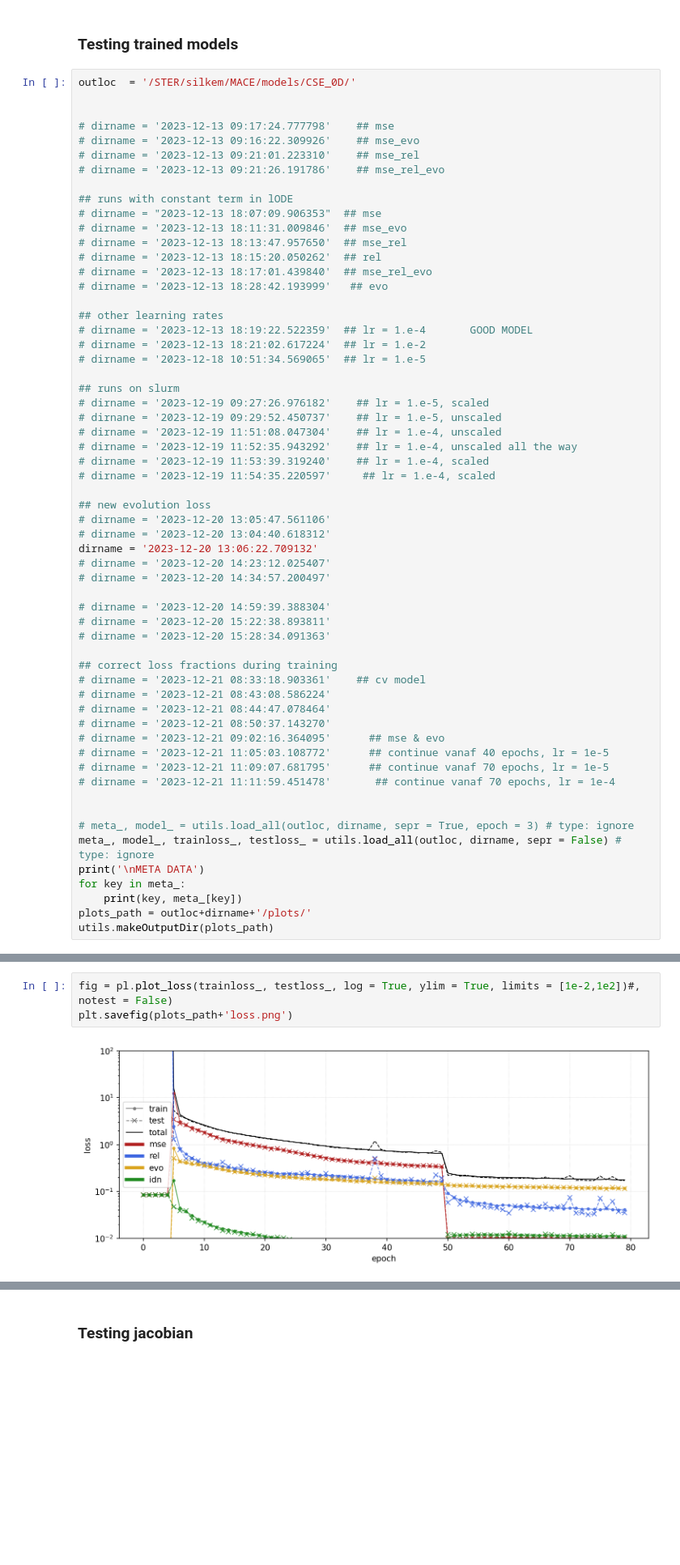
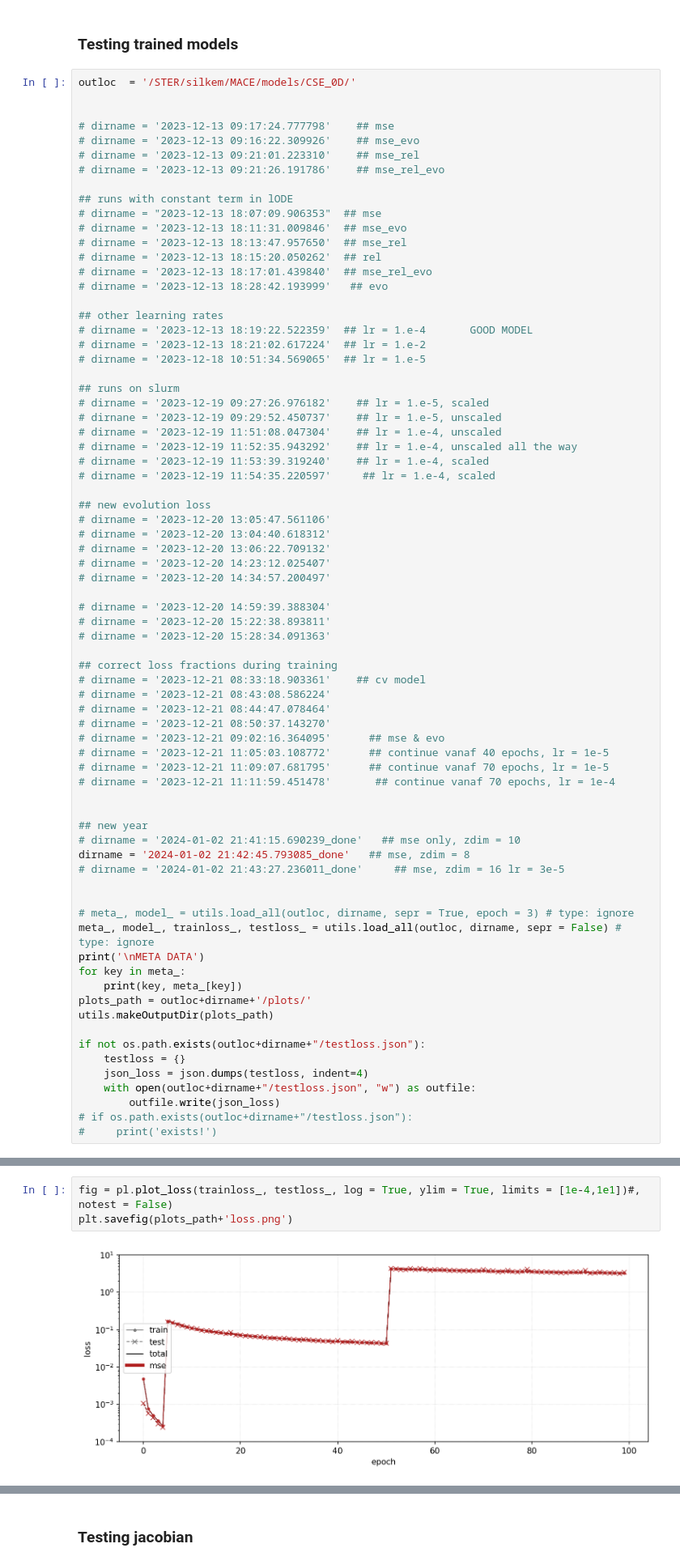
Before and after one commit to silkemaes/MACE, a Jupyter notebook: train2.0_dev.ipynb, the cells around one changed output, grey strips where cells are left out. Shown at 81% size. Saved outputs shown, nothing was run; the diff lists cells and outputs as text; blank space fills up the shorter version.

```diff
--- a/train2.0_dev.ipynb
+++ b/train2.0_dev.ipynb
@@ -434,7 +440,7 @@ outloc  = '/STER/silkem/MACE/models/CSE_0D/'
 ## new evolution loss
 # dirname = '2023-12-20 13:05:47.561106'
 # dirname = '2023-12-20 13:04:40.618312'
-dirname = '2023-12-20 13:06:22.709132'
+# dirname = '2023-12-20 13:06:22.709132'
 # dirname = '2023-12-20 14:23:12.025407'
 # dirname = '2023-12-20 14:34:57.200497'
 
@@ -453,6 +459,12 @@ dirname = '2023-12-20 13:06:22.709132'
 # dirname = '2023-12-21 11:11:59.451478'       ## continue vanaf 70 epochs, lr = 1e-4
 
 
+## new year
+# dirname = '2024-01-02 21:41:15.690239_done'   ## mse only, zdim = 10
+dirname = '2024-01-02 21:42:45.793085_done'   ## mse, zdim = 8
+# dirname = '2024-01-02 21:43:27.236011_done'     ## mse, zdim = 16 lr = 3e-5
+
+
 # meta_, model_ = utils.load_all(outloc, dirname, sepr = True, epoch = 3) # type: ignore
 meta_, model_, trainloss_, testloss_ = utils.load_all(outloc, dirname, sepr = False) # type: ignore
 print('\nMETA DATA')
@@ -460,4 +472,12 @@ for key in meta_:
     print(key, meta_[key])
 plots_path = outloc+dirname+'/plots/'
 utils.makeOutputDir(plots_path)
+
+if not os.path.exists(outloc+dirname+"/testloss.json"):
+    testloss = {}
+    json_loss = json.dumps(testloss, indent=4)
+    with open(outloc+dirname+"/testloss.json", "w") as outfile:
+        outfile.write(json_loss)
+# if os.path.exists(outloc+dirname+"/testloss.json"):
+#     print('exists!')
 # %% [output]
@@ -481,8 +500,8 @@ inputfile in_scaled5
 # %%
-fig = pl.plot_loss(trainloss_, testloss_, log = True, ylim = True, limits = [1e-2,1e2])#, notest = False)
+fig = pl.plot_loss(trainloss_, testloss_, log = True, ylim = True, limits = [1e-4,1e1])#, notest = False)
 plt.savefig(plots_path+'loss.png')
 # %% [output]
-[figure, old version]
+[figure, new version]
 # %%
 fig, axs = plt.subplots(3,1, gridspec_kw={'height_ratios': [4,4,4]},figsize=(10, 8))
 ax1 = axs[0]
```
Also changed, not shown: parts of 9 cells of this notebook, 5 other files.
